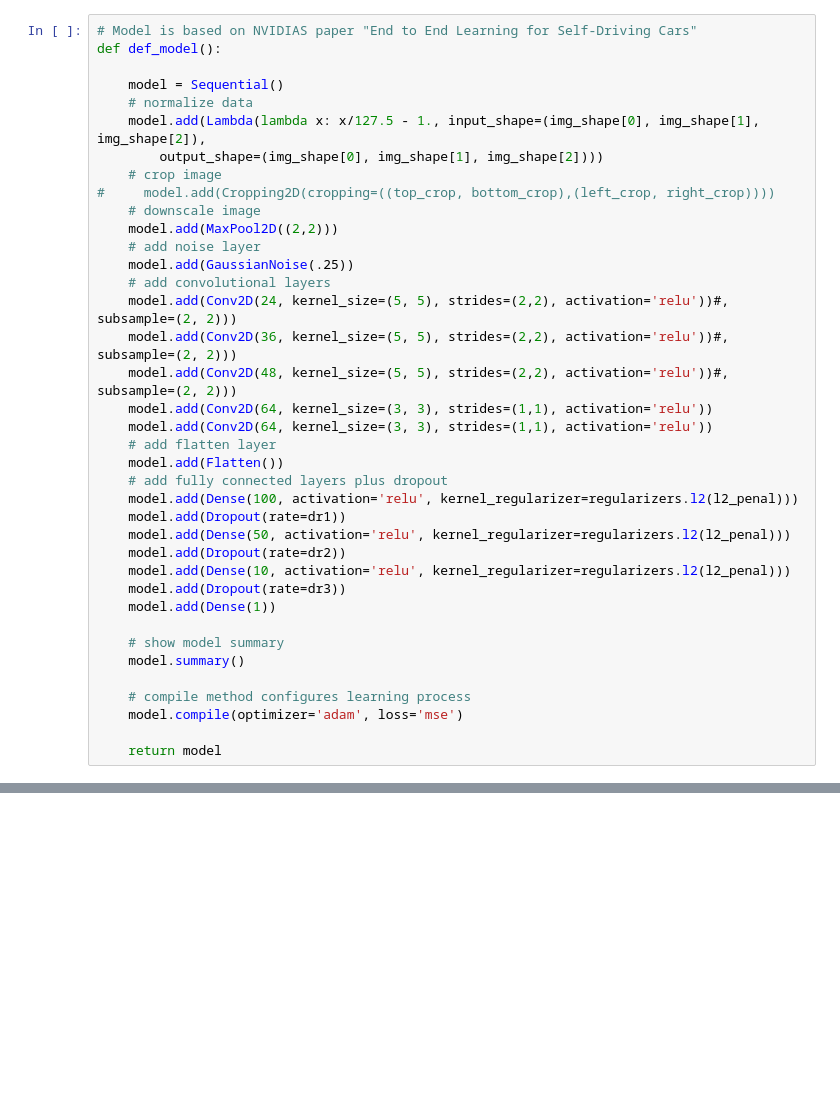
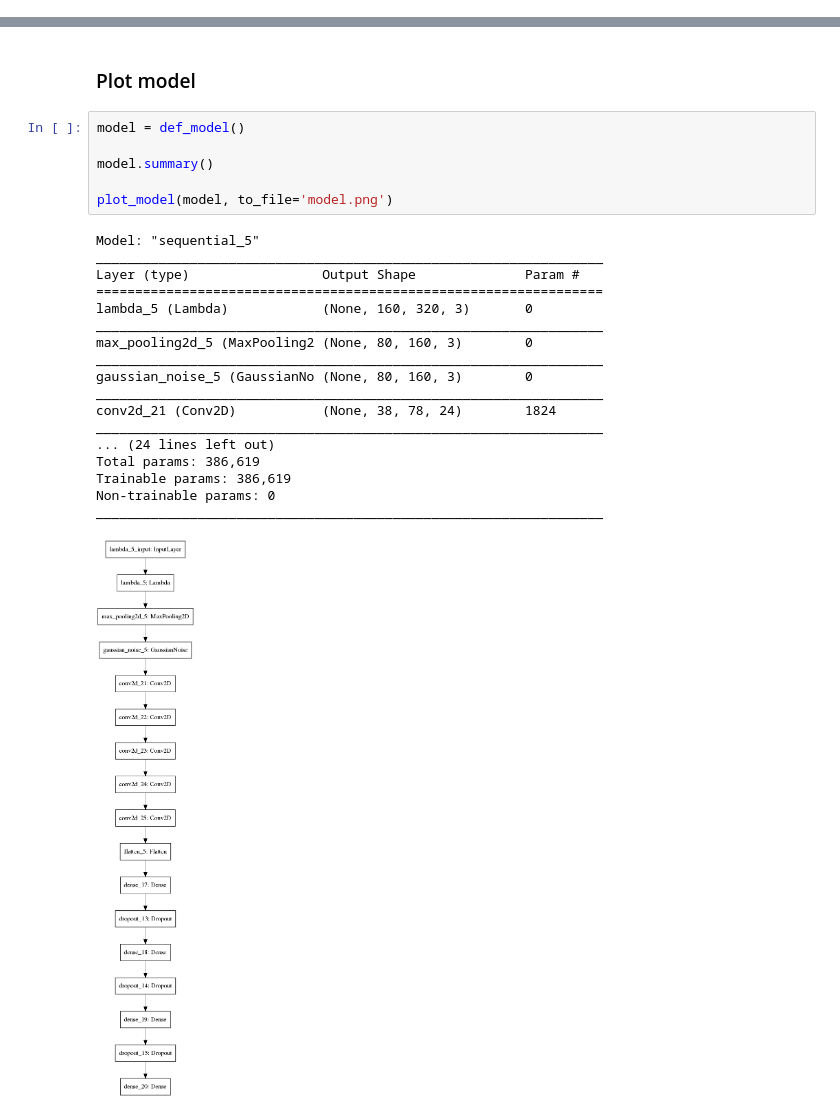
Before and after one commit to fstahl1/behavioral_cloning, a Jupyter notebook: data_exploration.ipynb, the cells around one changed output, grey strips where cells are left out. Saved outputs shown, nothing was run; the diff lists cells and outputs as text; blank space fills up the shorter version.

```diff
--- a/data_exploration.ipynb
+++ b/data_exploration.ipynb
@@ -157,38 +0,0 @@ Size of augmented data set:  12797
-# %%
-# Model is based on NVIDIAS paper "End to End Learning for Self-Driving Cars"
-def def_model():
-
-    model = Sequential()
-    # normalize data
-    model.add(Lambda(lambda x: x/127.5 - 1., input_shape=(img_shape[0], img_shape[1], img_shape[2]),
-        output_shape=(img_shape[0], img_shape[1], img_shape[2])))
-    # crop image
-#     model.add(Cropping2D(cropping=((top_crop, bottom_crop),(left_crop, right_crop))))
-    # downscale image
-    model.add(MaxPool2D((2,2)))
-    # add noise layer
-    model.add(GaussianNoise(.25))
-    # add convolutional layers
-    model.add(Conv2D(24, kernel_size=(5, 5), strides=(2,2), activation='relu'))#, subsample=(2, 2)))
-    model.add(Conv2D(36, kernel_size=(5, 5), strides=(2,2), activation='relu'))#, subsample=(2, 2)))
-    model.add(Conv2D(48, kernel_size=(5, 5), strides=(2,2), activation='relu'))#, subsample=(2, 2)))
-    model.add(Conv2D(64, kernel_size=(3, 3), strides=(1,1), activation='relu'))
-    model.add(Conv2D(64, kernel_size=(3, 3), strides=(1,1), activation='relu'))
-    # add flatten layer
-    model.add(Flatten())
-    # add fully connected layers plus dropout
-    model.add(Dense(100, activation='relu', kernel_regularizer=regularizers.l2(l2_penal)))
-    model.add(Dropout(rate=dr1))
-    model.add(Dense(50, activation='relu', kernel_regularizer=regularizers.l2(l2_penal)))
-    model.add(Dropout(rate=dr2))
-    model.add(Dense(10, activation='relu', kernel_regularizer=regularizers.l2(l2_penal)))
-    model.add(Dropout(rate=dr3))
-    model.add(Dense(1))
-
-    # show model summary
-    model.summary()
-
-    # compile method configures learning process
-    model.compile(optimizer='adam', loss='mse')
-
-    return model
@@ -446,0 +97,27 @@ for i in range(3):
+# %% [markdown]
+### Plot model
+# %%
+model = def_model()
+
+model.summary()
+
+plot_model(model, to_file='model.png')
+# %% [output]
+Model: "sequential_5"
+_________________________________________________________________
+Layer (type)                 Output Shape              Param #
+=================================================================
+lambda_5 (Lambda)            (None, 160, 320, 3)       0
+_________________________________________________________________
+max_pooling2d_5 (MaxPooling2 (None, 80, 160, 3)        0
+_________________________________________________________________
+gaussian_noise_5 (GaussianNo (None, 80, 160, 3)        0
+_________________________________________________________________
+conv2d_21 (Conv2D)           (None, 38, 78, 24)        1824
+_________________________________________________________________
+... (24 lines left out)
+Total params: 386,619
+Trainable params: 386,619
+Non-trainable params: 0
+_________________________________________________________________
+[figure, added]
```
Also changed, not shown: parts of 33 cells of this notebook, 6 other files.
